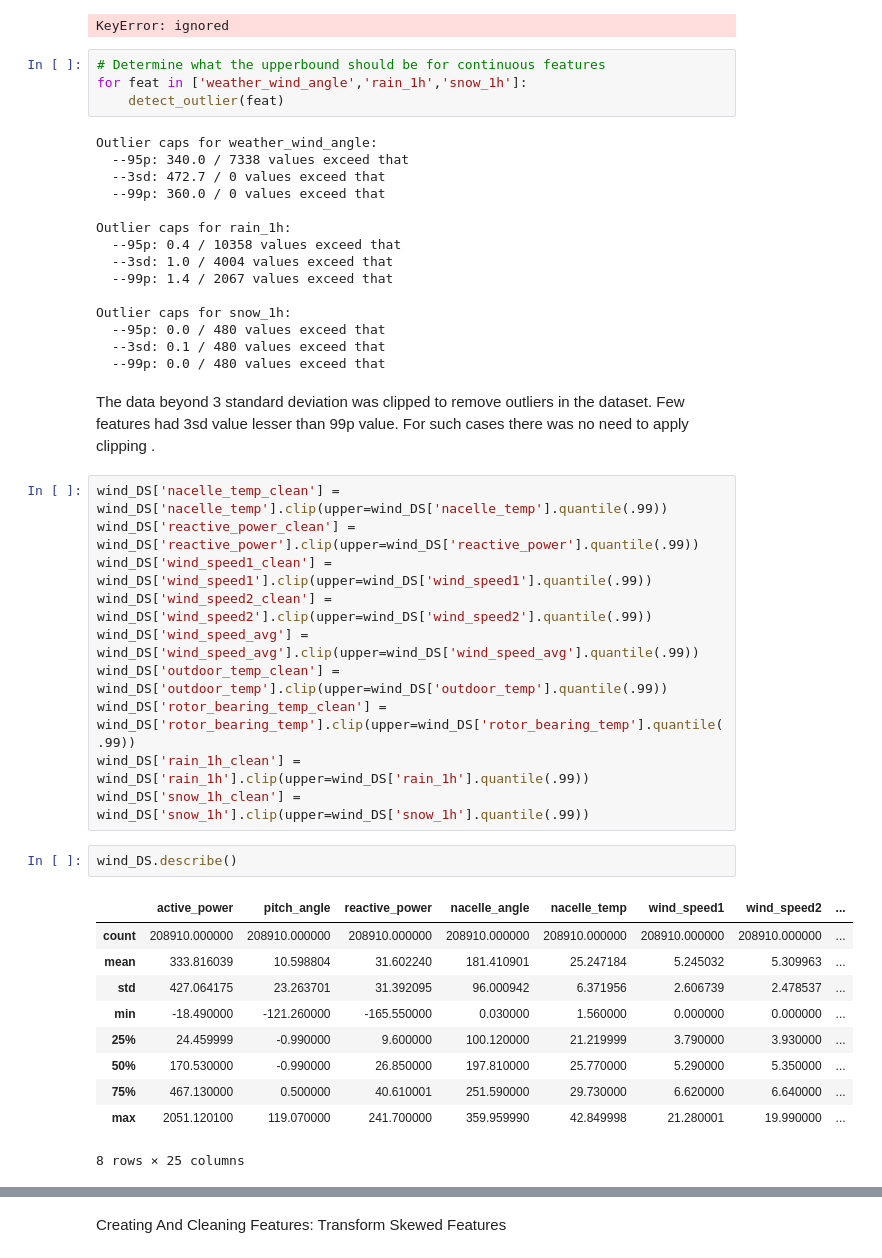
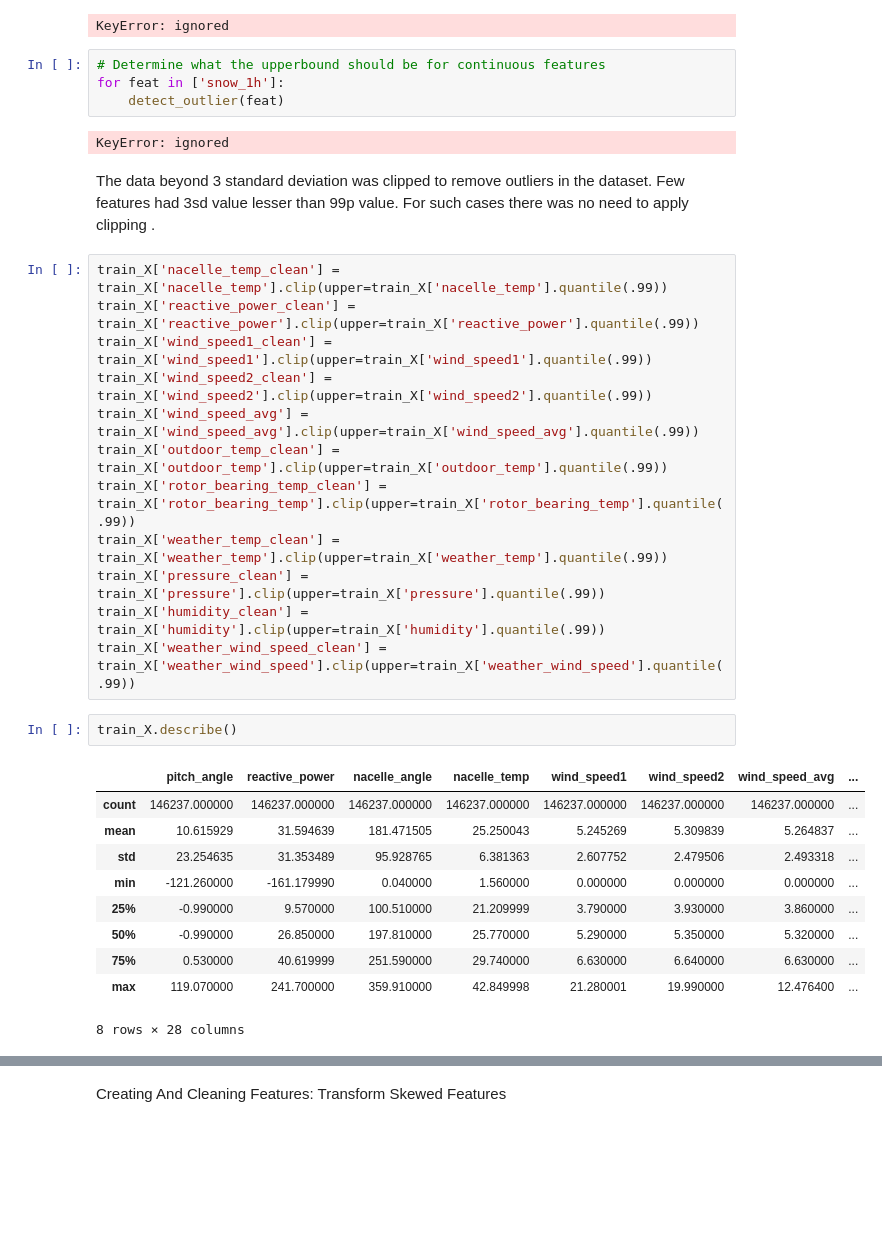
Before and after one commit to madhumitafilos/Collab, a Jupyter notebook: Feature_Engineering_NoLeakage.ipynb, the cells around one changed output, grey strips where cells are left out. Cells and saved outputs as stored; diff of their text form; blank space fills up the shorter version.

```diff
--- a/Feature_Engineering_NoLeakage.ipynb
+++ b/Feature_Engineering_NoLeakage.ipynb
@@ -223,47 +223,36 @@ Outlier caps for rain_1h:
 KeyError: ignored
 # %%
 # Determine what the upperbound should be for continuous features
-for feat in ['weather_wind_angle','rain_1h','snow_1h']:
+for feat in ['snow_1h']:
     detect_outlier(feat)
 # %% [output]
-Outlier caps for weather_wind_angle:
-  --95p: 340.0 / 7338 values exceed that
-  --3sd: 472.7 / 0 values exceed that
-  --99p: 360.0 / 0 values exceed that
-
-Outlier caps for rain_1h:
-  --95p: 0.4 / 10358 values exceed that
-  --3sd: 1.0 / 4004 values exceed that
-  --99p: 1.4 / 2067 values exceed that
-
-Outlier caps for snow_1h:
-  --95p: 0.0 / 480 values exceed that
-  --3sd: 0.1 / 480 values exceed that
-  --99p: 0.0 / 480 values exceed that
+KeyError: ignored
 # %% [markdown]
 The data beyond 3 standard deviation was clipped to remove outliers in the dataset. Few features had 3sd value lesser than 99p value. For such cases there was no need to apply clipping .
 # %%
-wind_DS['nacelle_temp_clean'] = wind_DS['nacelle_temp'].clip(upper=wind_DS['nacelle_temp'].quantile(.99))
-wind_DS['reactive_power_clean'] = wind_DS['reactive_power'].clip(upper=wind_DS['reactive_power'].quantile(.99))
-wind_DS['wind_speed1_clean'] = wind_DS['wind_speed1'].clip(upper=wind_DS['wind_speed1'].quantile(.99))
-wind_DS['wind_speed2_clean'] = wind_DS['wind_speed2'].clip(upper=wind_DS['wind_speed2'].quantile(.99))
-wind_DS['wind_speed_avg'] = wind_DS['wind_speed_avg'].clip(upper=wind_DS['wind_speed_avg'].quantile(.99))
-wind_DS['outdoor_temp_clean'] = wind_DS['outdoor_temp'].clip(upper=wind_DS['outdoor_temp'].quantile(.99))
-wind_DS['rotor_bearing_temp_clean'] = wind_DS['rotor_bearing_temp'].clip(upper=wind_DS['rotor_bearing_temp'].quantile(.99))
-wind_DS['rain_1h_clean'] = wind_DS['rain_1h'].clip(upper=wind_DS['rain_1h'].quantile(.99))
-wind_DS['snow_1h_clean'] = wind_DS['snow_1h'].clip(upper=wind_DS['snow_1h'].quantile(.99))
+train_X['nacelle_temp_clean'] = train_X['nacelle_temp'].clip(upper=train_X['nacelle_temp'].quantile(.99))
+train_X['reactive_power_clean'] = train_X['reactive_power'].clip(upper=train_X['reactive_power'].quantile(.99))
+train_X['wind_speed1_clean'] = train_X['wind_speed1'].clip(upper=train_X['wind_speed1'].quantile(.99))
+train_X['wind_speed2_clean'] = train_X['wind_speed2'].clip(upper=train_X['wind_speed2'].quantile(.99))
+train_X['wind_speed_avg'] = train_X['wind_speed_avg'].clip(upper=train_X['wind_speed_avg'].quantile(.99))
+train_X['outdoor_temp_clean'] = train_X['outdoor_temp'].clip(upper=train_X['outdoor_temp'].quantile(.99))
+train_X['rotor_bearing_temp_clean'] = train_X['rotor_bearing_temp'].clip(upper=train_X['rotor_bearing_temp'].quantile(.99))
+train_X['weather_temp_clean'] = train_X['weather_temp'].clip(upper=train_X['weather_temp'].quantile(.99))
+train_X['pressure_clean'] = train_X['pressure'].clip(upper=train_X['pressure'].quantile(.99))
+train_X['humidity_clean'] = train_X['humidity'].clip(upper=train_X['humidity'].quantile(.99))
+train_X['weather_wind_speed_clean'] = train_X['weather_wind_speed'].clip(upper=train_X['weather_wind_speed'].quantile(.99))
 # %%
-wind_DS.describe()
+train_X.describe()
 # %% [output]
-|  | active_power | pitch_angle | reactive_power | nacelle_angle | nacelle_temp | wind_speed1 | wind_speed2 | ... |
-| count | 208910.000000 | 208910.000000 | 208910.000000 | 208910.000000 | 208910.000000 | 208910.000000 | 208910.000000 | ... |
-| mean | 333.816039 | 10.598804 | 31.602240 | 181.410901 | 25.247184 | 5.245032 | 5.309963 | ... |
-| std | 427.064175 | 23.263701 | 31.392095 | 96.000942 | 6.371956 | 2.606739 | 2.478537 | ... |
-| min | -18.490000 | -121.260000 | -165.550000 | 0.030000 | 1.560000 | 0.000000 | 0.000000 | ... |
-| 25% | 24.459999 | -0.990000 | 9.600000 | 100.120000 | 21.219999 | 3.790000 | 3.930000 | ... |
-| 50% | 170.530000 | -0.990000 | 26.850000 | 197.810000 | 25.770000 | 5.290000 | 5.350000 | ... |
-| 75% | 467.130000 | 0.500000 | 40.610001 | 251.590000 | 29.730000 | 6.620000 | 6.640000 | ... |
-| max | 2051.120100 | 119.070000 | 241.700000 | 359.959990 | 42.849998 | 21.280001 | 19.990000 | ... |
+|  | pitch_angle | reactive_power | nacelle_angle | nacelle_temp | wind_speed1 | wind_speed2 | wind_speed_avg | ... |
+| count | 146237.000000 | 146237.000000 | 146237.000000 | 146237.000000 | 146237.000000 | 146237.000000 | 146237.000000 | ... |
+| mean | 10.615929 | 31.594639 | 181.471505 | 25.250043 | 5.245269 | 5.309839 | 5.264837 | ... |
+| std | 23.254635 | 31.353489 | 95.928765 | 6.381363 | 2.607752 | 2.479506 | 2.493318 | ... |
+| min | -121.260000 | -161.179990 | 0.040000 | 1.560000 | 0.000000 | 0.000000 | 0.000000 | ... |
+| 25% | -0.990000 | 9.570000 | 100.510000 | 21.209999 | 3.790000 | 3.930000 | 3.860000 | ... |
+| 50% | -0.990000 | 26.850000 | 197.810000 | 25.770000 | 5.290000 | 5.350000 | 5.320000 | ... |
+| 75% | 0.530000 | 40.619999 | 251.590000 | 29.740000 | 6.630000 | 6.640000 | 6.630000 | ... |
+| max | 119.070000 | 241.700000 | 359.910000 | 42.849998 | 21.280001 | 19.990000 | 12.476400 | ... |
-8 rows × 25 columns
+8 rows × 28 columns
 # %%
 #Create new dataset without outliers and without snow_1h_clean feature since it is 0 always
```
Also changed, not shown: parts of 5 cells of this notebook.
